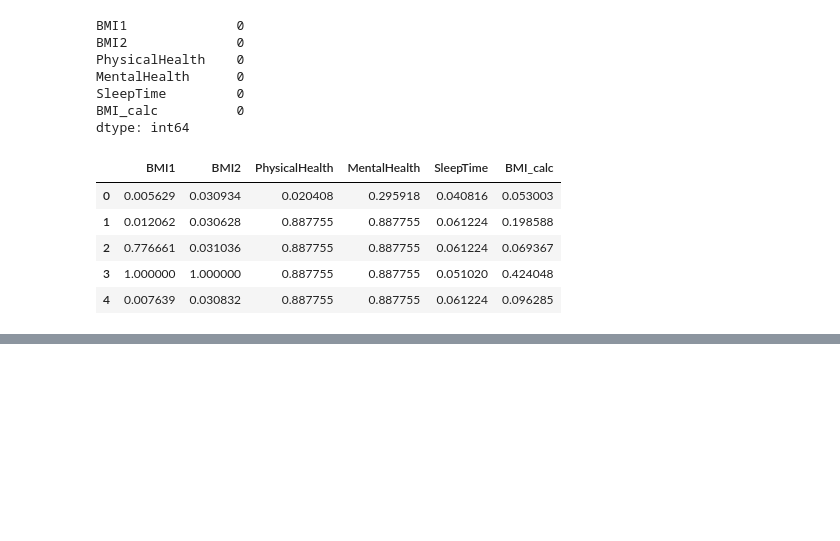
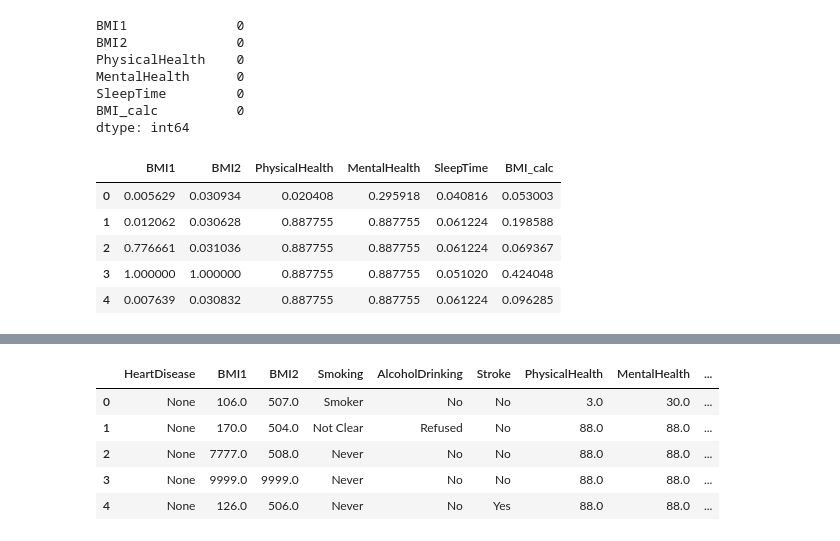
Before and after one commit to yahyamomtaz/Heart-Attack-Project, a Jupyter notebook: heart-attack-complete-project.ipynb, the cells around one changed output, grey strips where cells are left out. Saved outputs shown, nothing was run; the diff lists cells and outputs as text; code cells hidden in the pictures; blank space fills up the shorter version.

```diff
--- a/heart-attack-complete-project.ipynb
+++ b/heart-attack-complete-project.ipynb
@@ -561,0 +792,4 @@ df_imputed_num.head()
+# %%
+df = pd.read_csv('datasets/heart_imputed_3.csv')
+# %%
+df.drop('Unnamed: 0', axis=1, inplace=True)
@@ -561,0 +821,15 @@ df_imputed_num.head()
+# %%
+df3 = df.copy()
+values = pd.unique(df3["HeartDisease"])
+for value in values:
+    conversion = val_converter(df3, 'HeartDisease', value)
+    df3["HeartDisease"].replace(value, conversion, inplace = True)
+# %%
+df3.head()
+# %% [output]
+|  | HeartDisease | BMI1 | BMI2 | Smoking | AlcoholDrinking | Stroke | PhysicalHealth | MentalHealth | ... |
+| 0 | None | 106.0 | 507.0 | Smoker | No | No | 3.0 | 30.0 | ... |
+| 1 | None | 170.0 | 504.0 | Not Clear | Refused | No | 88.0 | 88.0 | ... |
+| 2 | None | 7777.0 | 508.0 | Never | No | No | 88.0 | 88.0 | ... |
+| 3 | None | 9999.0 | 9999.0 | Never | No | No | 88.0 | 88.0 | ... |
+| 4 | None | 126.0 | 506.0 | Never | No | Yes | 88.0 | 88.0 | ... |
```
Also changed, not shown: parts of 16 cells of this notebook, 1 other file.
